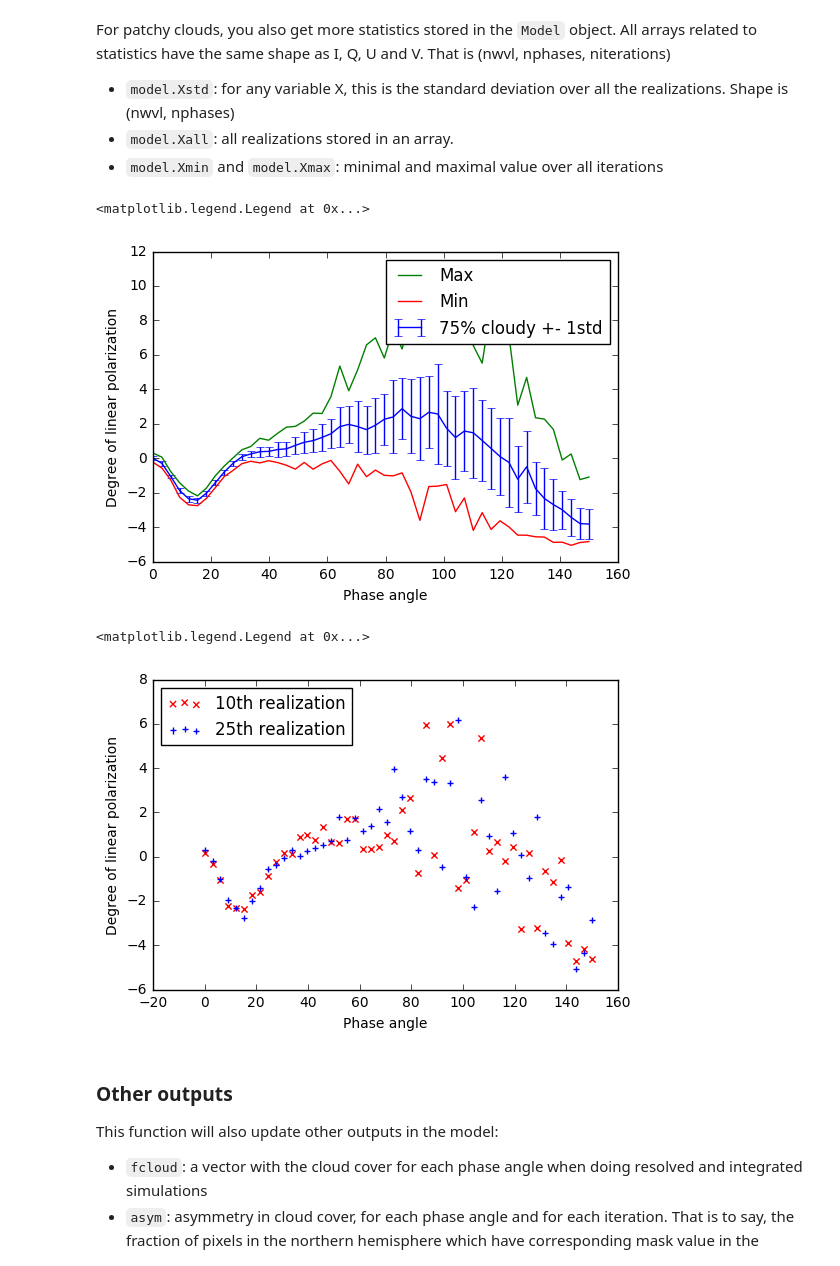
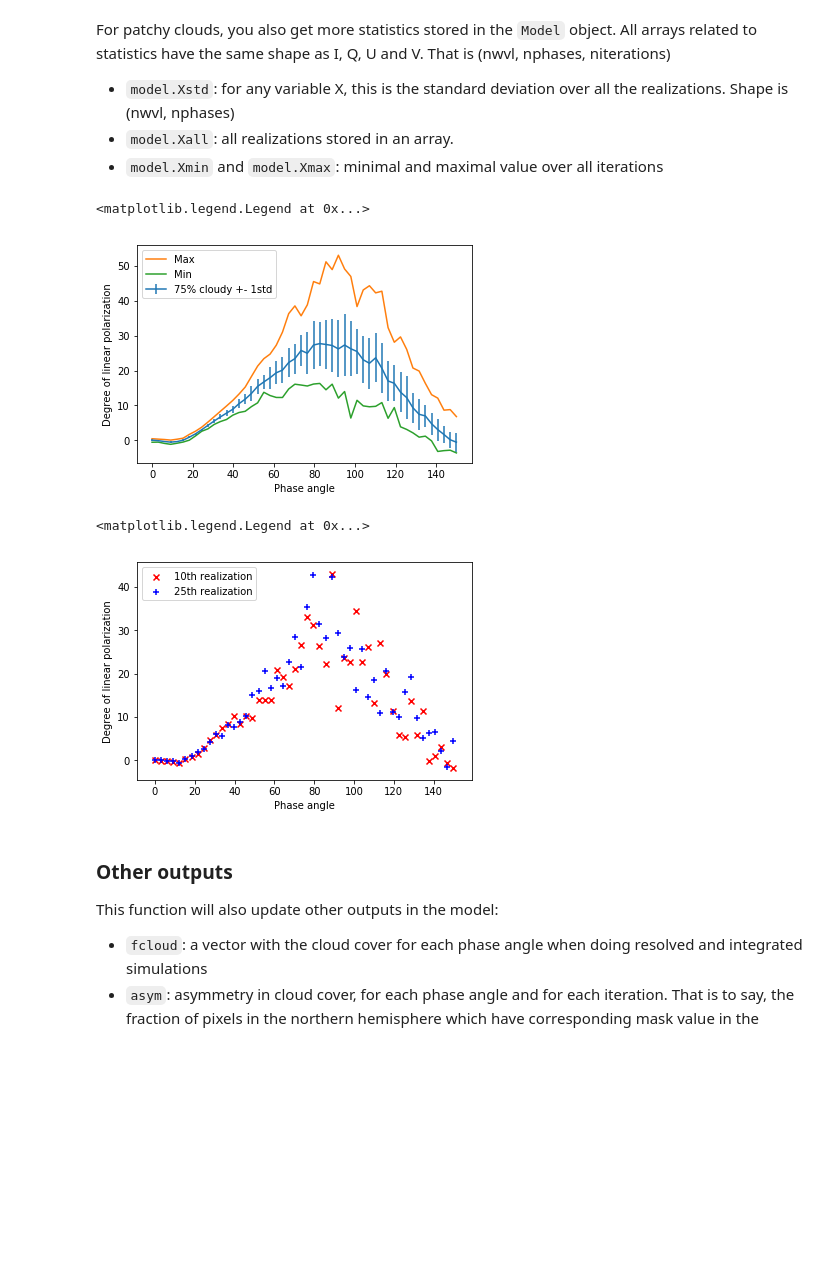
Before and after one commit to gouravmahapatra/pymiedap, a Jupyter notebook: pymiedap_tutorial.ipynb, the cells around one changed output. Drawn from its saved outputs; the diff is of its cells as text; code cells hidden in the pictures; blank space fills up the shorter version.

Commit message:
Some updates on the tutorial
+bugfix: a wrong model was used in some examples (thus std was 0)

```diff
--- a/pymiedap_tutorial.ipynb
+++ b/pymiedap_tutorial.ipynb
@@ -819,25 +813,25 @@ For patchy clouds, you also get more statistics stored in the `Model` object. Al
 * `model.Xall`: all realizations stored in an array.
 * `model.Xmin` and `model.Xmax`: minimal and maximal value over all iterations
 # %%
-mpl.errorbar(model.phase,100*model.P[0,:], yerr=100*model.Pqstd[0,:], label='75% cloudy +- 1std') #Psstd is the 1sigma variation due to patchiness
-mpl.plot(model.phase,100*model.Pqmax[0,:], label='Max')
-mpl.plot(model.phase,100*model.Pqmin[0,:], label='Min')
+mpl.errorbar(modelB.phase,100*modelB.P[0,:], yerr=100*modelB.Pqstd[0,:], label='75% cloudy +- 1std') #Psstd is the 1sigma variation due to patchiness
+mpl.plot(modelB.phase,100*modelB.Pqmax[0,:], label='Max')
+mpl.plot(modelB.phase,100*modelB.Pqmin[0,:], label='Min')
 mpl.xlabel('Phase angle')
 mpl.ylabel('Degree of linear polarization')
-mpl.legend()
+mpl.legend(loc='upper left')
 # %% [output]
 <matplotlib.legend.Legend at 0x...>
-[figure, old version]
+[figure, new version]
 # %%
-mpl.scatter(model.phase,100*model.Pqall[0,:,10], c='r', marker='x', label='10th realization')
-mpl.scatter(model.phase,100*model.Pqall[0,:,25], c='b', marker='+', label='25th realization')
+mpl.scatter(modelB.phase,100*modelB.Pqall[0,:,10], c='r', marker='x', label='10th realization')
+mpl.scatter(modelB.phase,100*modelB.Pqall[0,:,25], c='b', marker='+', label='25th realization')
 
 mpl.xlabel('Phase angle')
 mpl.ylabel('Degree of linear polarization')
 mpl.legend(loc='upper left')
 # %% [output]
 <matplotlib.legend.Legend at 0x...>
-[figure, old version]
+[figure, new version]
 # %% [markdown]
 ### Other outputs
 
```
Also changed, not shown: parts of 41 cells of this notebook.
